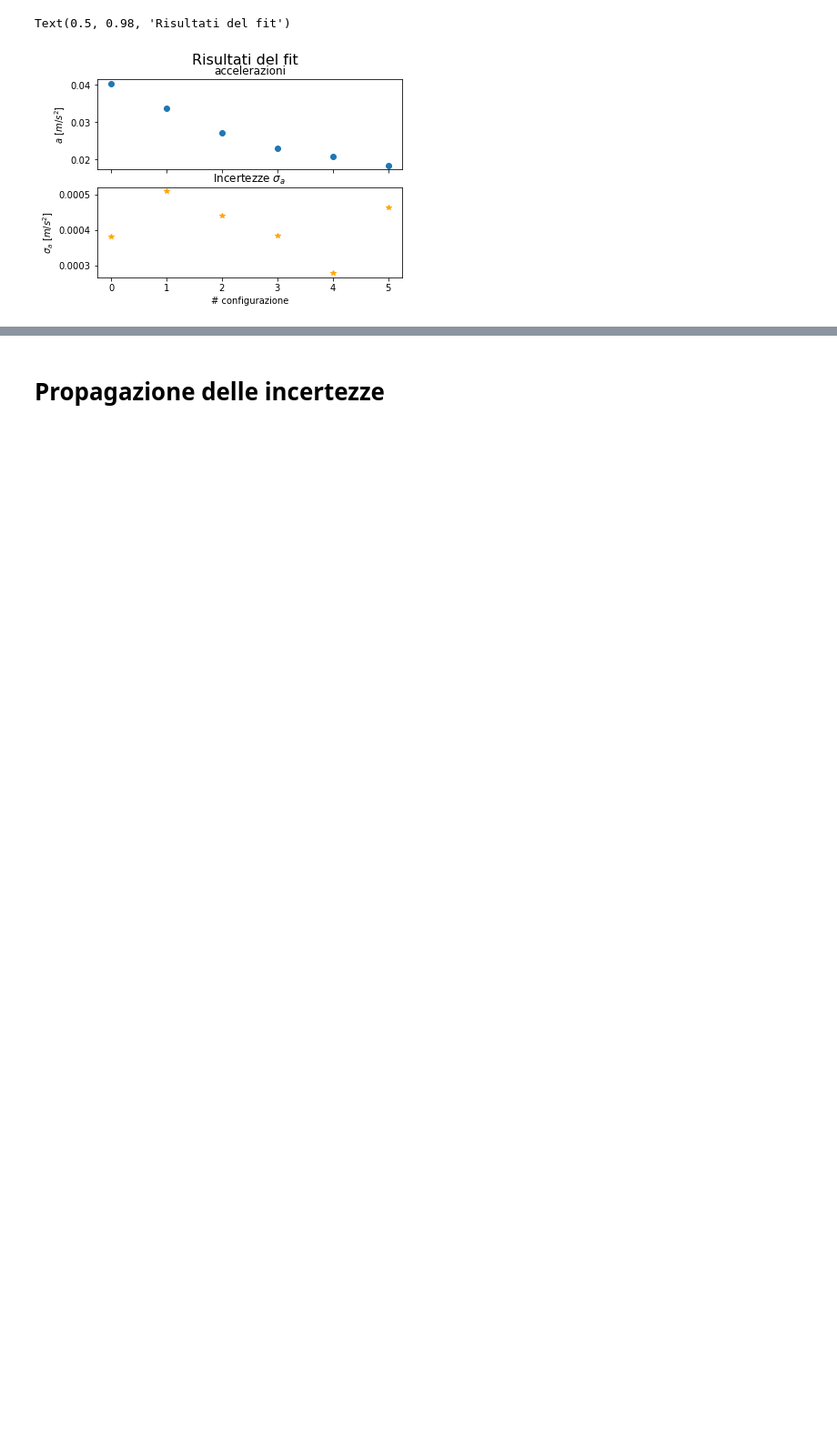
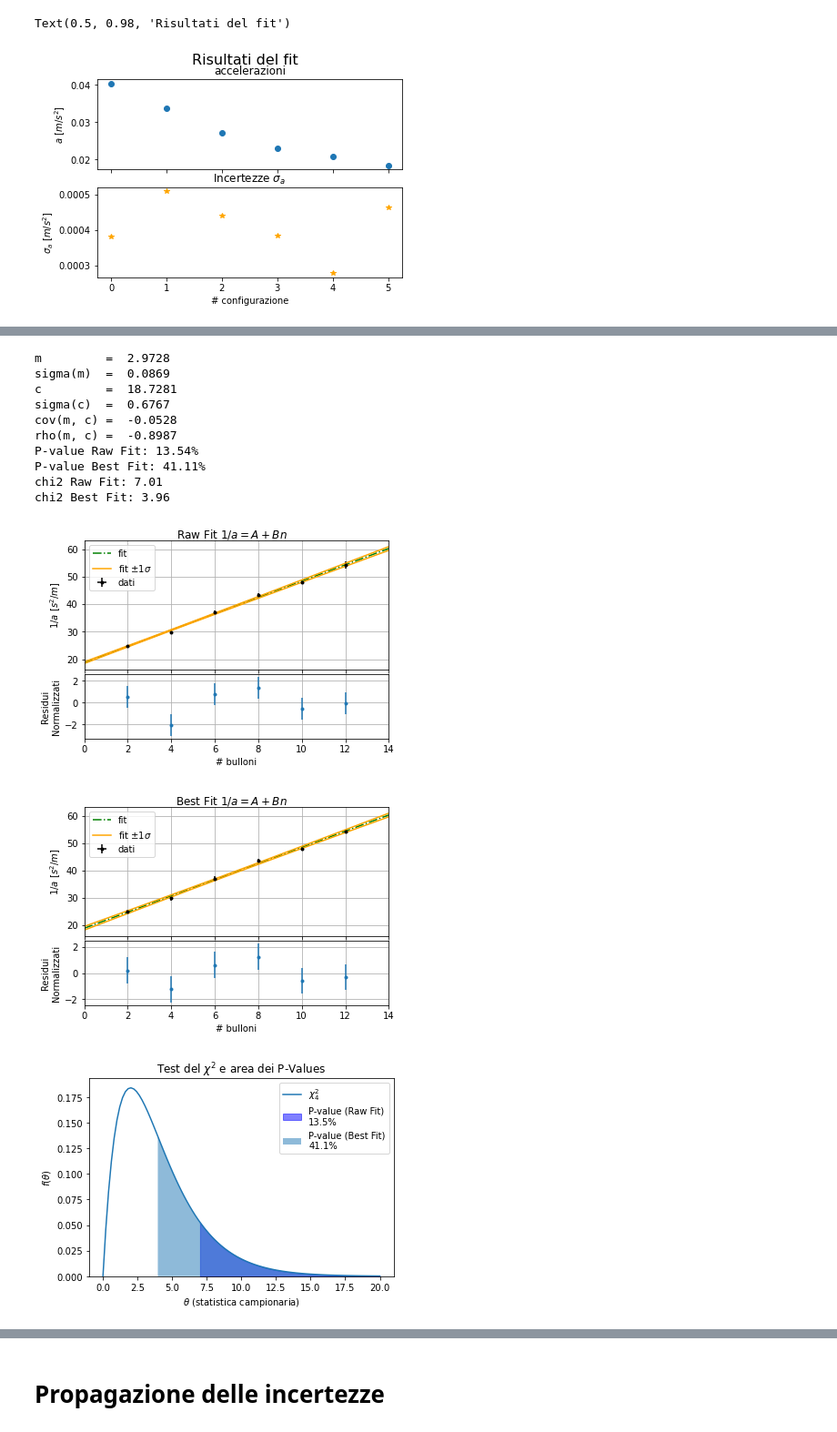
Before and after one commit to unTipicoCapodoglio/prova5, a Jupyter notebook: analisi5b.ipynb, the cells around one changed output, grey strips where cells are left out. Shown: that part at 91% size. Cells and saved outputs as stored; diff of their text form; code cells hidden in the pictures; blank space fills up the shorter version.

```diff
--- a/analisi5b.ipynb
+++ b/analisi5b.ipynb
@@ -122,0 +128,60 @@ Text(0.5, 0.98, 'Risultati del fit')
+# %%
+# Raw Fit (chiamo i risultati di questo fit con m1,sigma_m1,c1...)
+n = np.array([2,4,6,8,10,12])
+y = 1/a
+sigma_y = abs(sigma_a/a**2)
+m1, sigma_m1, c1, sigma_c1, cov1, rho1 = lf.lin_fit(n,y,sigma_y, res=True,verbose=False, xlabel='# bulloni', ylabel='$1/a~[s^2/m]$', title='Raw Fit $1/a=A+Bn$')
+
+
+# Test del chi2
+nu = 4
+chi2_raw = np.sum(((y-m1*n-c1)/sigma_y)**2)
+Pv_raw, trash = integrate.quad(chi2.pdf, chi2_raw, np.inf,args=[nu]) #trash è l'incertezza dovuta all'integrazione
+
+#Poiché il P-Value è basso si decide di stimare a posteriori
+
+# Stima posteriori
+sigma_y_new_scalar = np.sqrt(np.sum((y-(m1*n+c1))**2)/4)
+sigma_y_new = np.full(6, sigma_y_new_scalar)
+
+# Best Fit (chiamo i risultati di questo fit con m2, sigma_m2, c2 ...)
+m2, sigma_m2, c2, sigma_c2, cov2, rho2 = lf.lin_fit(n,y,sigma_y_new, res=True,verbose=True, xlabel='# bulloni', ylabel='$1/a~[s^2/m]$', title='Best Fit $1/a=A+Bn$')
+chi2_best = np.sum(((y-m2*n-c2)/sigma_y_new)**2)
+Pv_best, trash = integrate.quad(chi2.pdf, chi2_best, np.inf,args=[nu])
+
+
+# Grafico chi2
+plt.figure()
+x = np.linspace(0,20,100)
+plt.plot(x, chi2.pdf(x,df=nu), label = '$ \chi^2_4$')
+plt.ylim(0)
+plt.title('Test del $\chi^2$ e area dei P-Values')
+x_color_raw = np.linspace(chi2_raw, 20, 100)
+x_color_best = np.linspace(chi2_best, 20, 100)
+plt.fill_between(x_color_raw, 0, chi2.pdf(x_color_raw, nu), label='P-value (Raw Fit)\n'+"{:.1%}".format(Pv_raw), alpha = 0.5, color = 'blue')
+plt.fill_between(x_color_best, 0, chi2.pdf(x_color_best, nu), label='P-value (Best Fit)\n'+"{:.1%}".format(Pv_best), alpha = 0.5)
+plt.xlabel('$\\theta$ (statistica campionaria)')
+plt.ylabel('$f(\\theta)$')
+plt.legend()
+plt.savefig('fig5b/chi2.pdf')
+
+# stampe
+print("P-value Raw Fit: {:.2%}".format(Pv_raw))
+print("P-value Best Fit: {:.2%}".format(Pv_best))
+print("chi2 Raw Fit: {:.2f}".format(chi2_raw))
+print("chi2 Best Fit: {:.2f}".format(chi2_best))
+#non ho idea di quante cifre significative ci vadano per questi chi2
+# %% [output]
+m         =  2.9728
+sigma(m)  =  0.0869
+c         =  18.7281
+sigma(c)  =  0.6767
+cov(m, c) =  -0.0528
+rho(m, c) =  -0.8987
+P-value Raw Fit: 13.54%
+P-value Best Fit: 41.11%
+chi2 Raw Fit: 7.01
+chi2 Best Fit: 3.96
+[figure, added]
+[figure, added]
+[figure, added]
```
Also changed, not shown: parts of 7 cells of this notebook.
